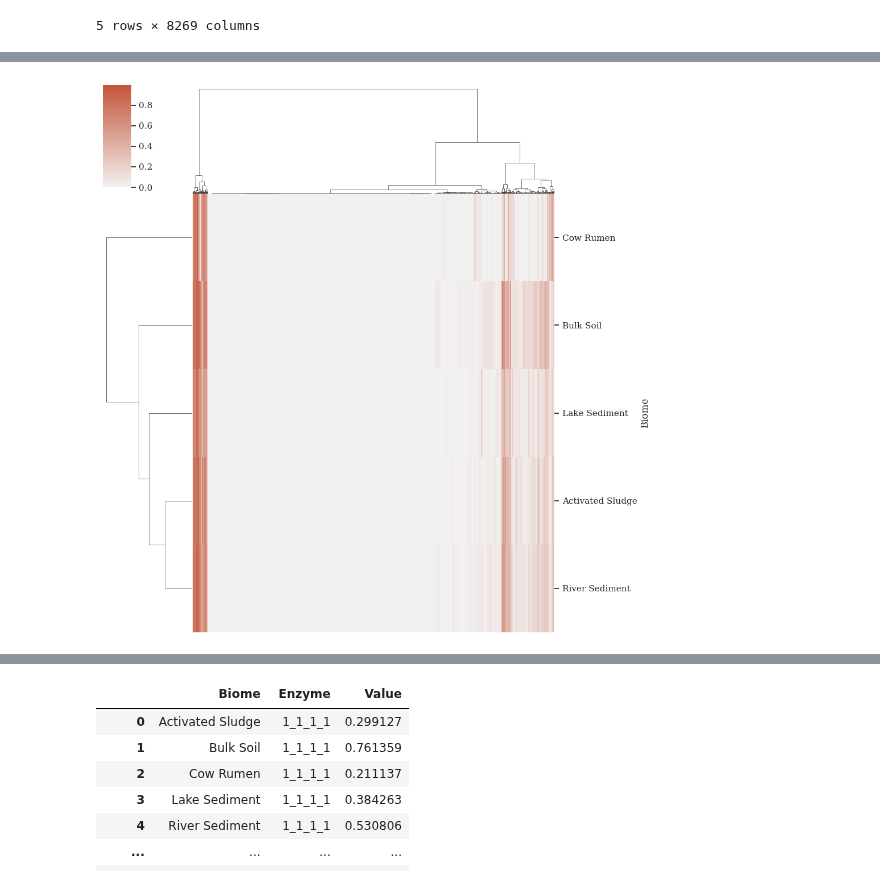
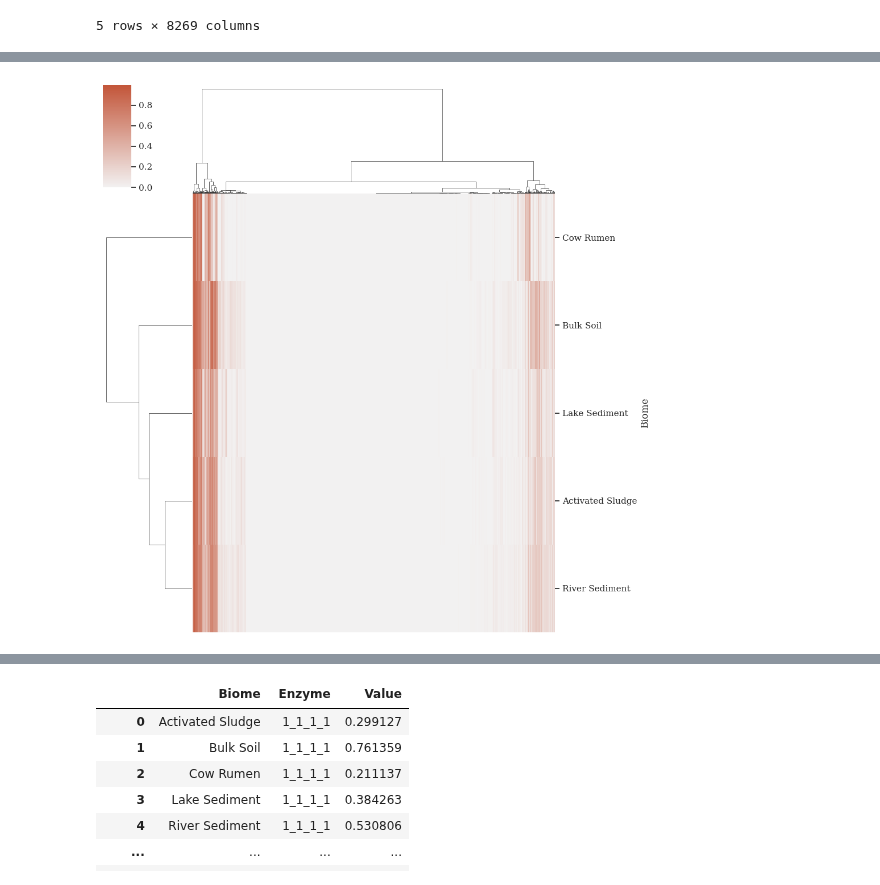
Before and after one commit to jtdocter27/EcoDr, a Jupyter notebook: EnCen/Figures for paper/figures.ipynb, the cells around one changed output, grey strips where cells are left out. Drawn from its saved outputs; the diff is of its cells as text; code cells hidden in the pictures.

```diff
--- a/EnCen/Figures for paper/figures.ipynb
+++ b/EnCen/Figures for paper/figures.ipynb
@@ -85,11 +89,17 @@ clean
 | River Sediment | 336 | 200 | 401 | 60 | 0 | 28 | 0 | 0 | 45 | 25 | ... | ... |
 5 rows × 8269 columns
 # %%
-clean.loc['Activated Sludge'] = (clean.loc['Activated Sludge'] / 1374)
-clean.loc['Bulk Soil'] = (clean.loc['Bulk Soil'] / 2267)
-clean.loc['Cow Rumen'] = (clean.loc['Cow Rumen'] / 1293)
-clean.loc['Lake Sediment'] = (clean.loc['Lake Sediment'] / 2186)
-clean.loc['River Sediment'] = (clean.loc['River Sediment'] / 633)
+clean.iloc[0] = clean.iloc[0].div(1374).astype('float64')
+clean.iloc[1] = clean.iloc[1].div(2267).astype('float64')
+clean.iloc[2] = clean.iloc[2].div(1293).astype('float64')
+clean.iloc[3] = clean.iloc[3].div(2183).astype('float64')
+clean.iloc[4] = clean.iloc[4].div(633).astype('float64')
+
+
+# clean.loc['Bulk Soil'] = (clean['Bulk Soil'] / 2267)
+# clean.loc['Cow Rumen'] = (clean['Cow Rumen'] / 1293)
+# clean.loc['Lake Sediment'] = (clean['Lake Sediment'] / 2186)
+# clean.loc['River Sediment'] = (clean['River Sediment'] / 633)
 clean
 # %% [output]
 |  | 1_1_1_1 | 1_1_1_2 | 1_1_1_3 | 1_1_1_4 | 1_1_1_5 | 1_1_1_6 | 1_1_1_7 | 1_1_1_8 | 1_1_1_9 | 1_1_1_10 | ... | ... |
@@ -116,7 +134,8 @@ plt.show()
 # %%
+sys.setrecursionlimit(5000)  # Set a higher limit
 sns.set_context(context = 'paper')
 sns.set_theme(font='serif')
 sns.clustermap(clean, method = 'ward', metric='euclidean', cmap = color, center = 0, xticklabels = False)
 plt.show()
 # %% [output]
-[figure, old version]
+[figure, new version]
```
Also changed, not shown: parts of 7 cells of this notebook.
